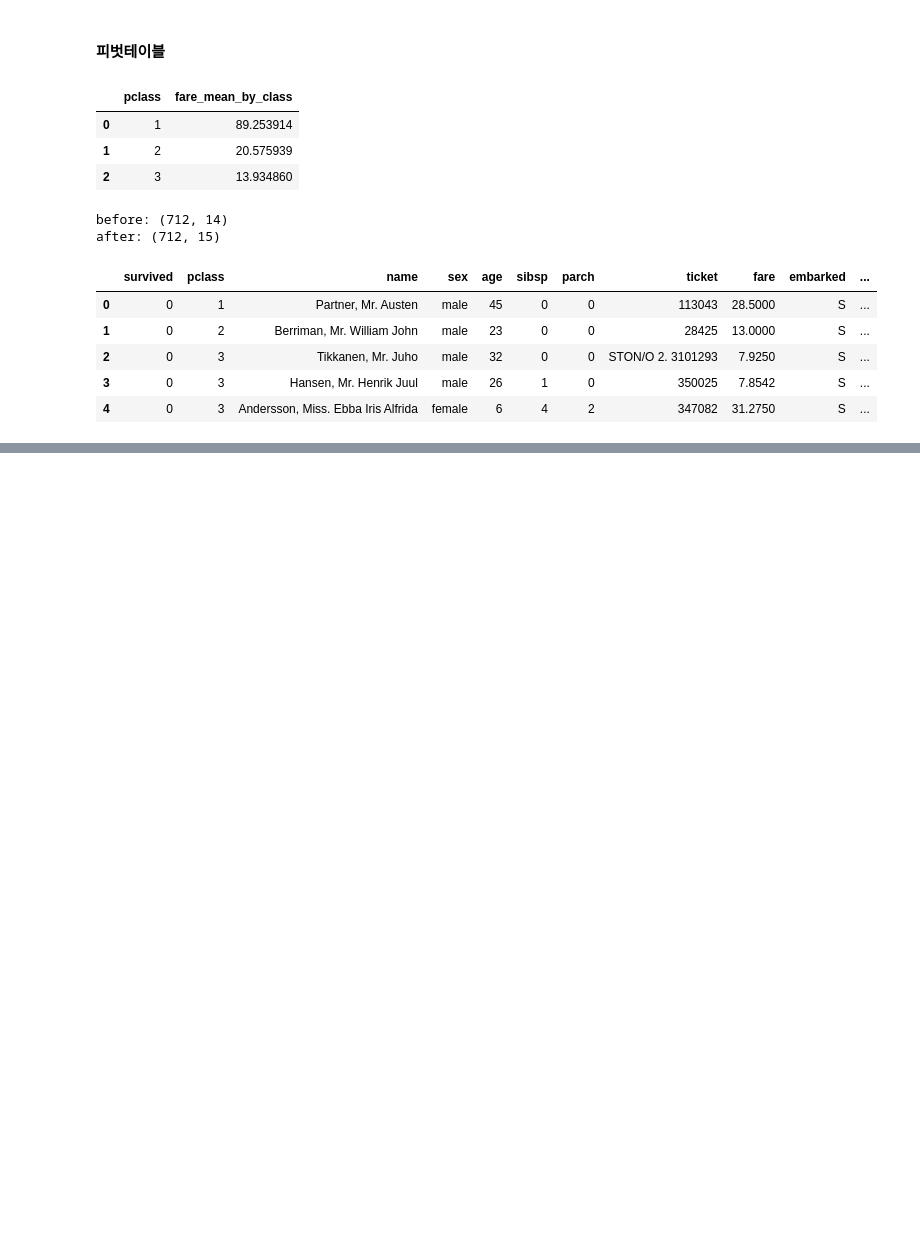
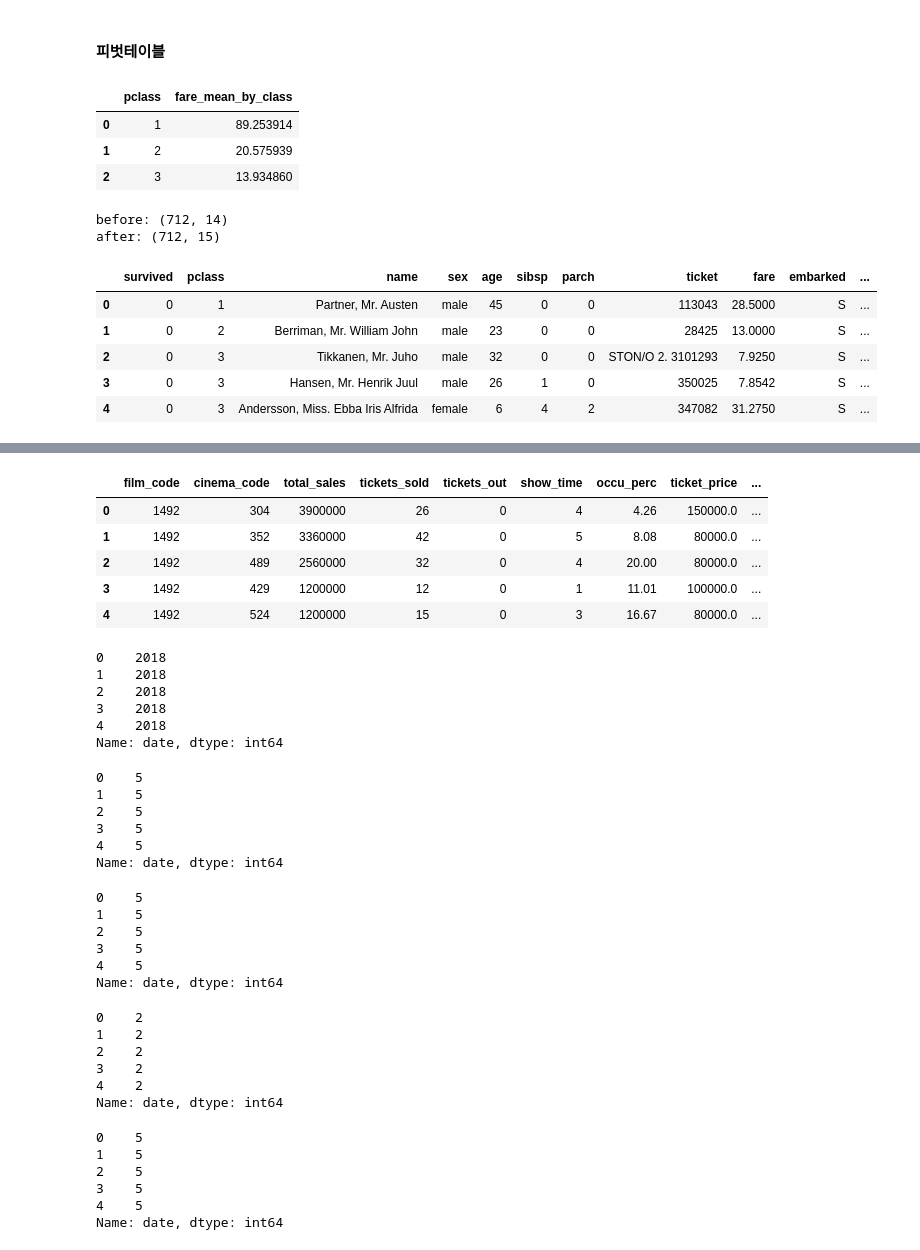
Before and after one commit to yulmu99/Playdata, a Jupyter notebook: Data_processing/Data_preprocessing/Feature Extraction.ipynb, the cells around one changed output, grey strips where cells are left out. Cells and saved outputs as stored; diff of their text form; code cells hidden in the pictures; blank space fills up the shorter version.

```diff
--- a/Data_processing/Data_preprocessing/Feature Extraction.ipynb
+++ b/Data_processing/Data_preprocessing/Feature Extraction.ipynb
@@ -598,0 +685,3 @@ after: (712, 15)
+# %%
+df_cinemaTicket = pd.read_csv('datas/cinemaTicket_Ref.csv')
+df_cinemaTicket.shape
@@ -598,0 +713,3 @@ after: (712, 15)
+# %%
+df_cinemaTicket['date'] = pd.to_datetime(df_cinemaTicket['date'])
+df_cinemaTicket.info()
@@ -598,0 +734,59 @@ after: (712, 15)
+# %%
+df_cinemaTicket.head()
+# %% [output]
+|  | film_code | cinema_code | total_sales | tickets_sold | tickets_out | show_time | occu_perc | ticket_price | ... |
+| 0 | 1492 | 304 | 3900000 | 26 | 0 | 4 | 4.26 | 150000.0 | ... |
+| 1 | 1492 | 352 | 3360000 | 42 | 0 | 5 | 8.08 | 80000.0 | ... |
+| 2 | 1492 | 489 | 2560000 | 32 | 0 | 4 | 20.00 | 80000.0 | ... |
+| 3 | 1492 | 429 | 1200000 | 12 | 0 | 1 | 11.01 | 100000.0 | ... |
+| 4 | 1492 | 524 | 1200000 | 15 | 0 | 3 | 16.67 | 80000.0 | ... |
+# %%
+# 연도 추출
+df_cinemaTicket['date'].dt.year[:5]
+# %% [output]
+0    2018
+1    2018
+2    2018
+3    2018
+4    2018
+Name: date, dtype: int64
+# %%
+# 월 추출
+df_cinemaTicket['date'].dt.month[:5]
+# %% [output]
+0    5
+1    5
+2    5
+3    5
+4    5
+Name: date, dtype: int64
+# %%
+# 일 추출
+df_cinemaTicket['date'].dt.day[:5]
+# %% [output]
+0    5
+1    5
+2    5
+3    5
+4    5
+Name: date, dtype: int64
+# %%
+# 분기
+df_cinemaTicket['date'].dt.quarter[:5]
+# %% [output]
+0    2
+1    2
+2    2
+3    2
+4    2
+Name: date, dtype: int64
+# %%
+# 요알 0~6 (월~일)
+df_cinemaTicket["date"].dt.weekday[:5]
+# %% [output]
+0    5
+1    5
+2    5
+3    5
+4    5
+Name: date, dtype: int64
```
Also changed, not shown: parts of 22 cells of this notebook, 21 other files.
